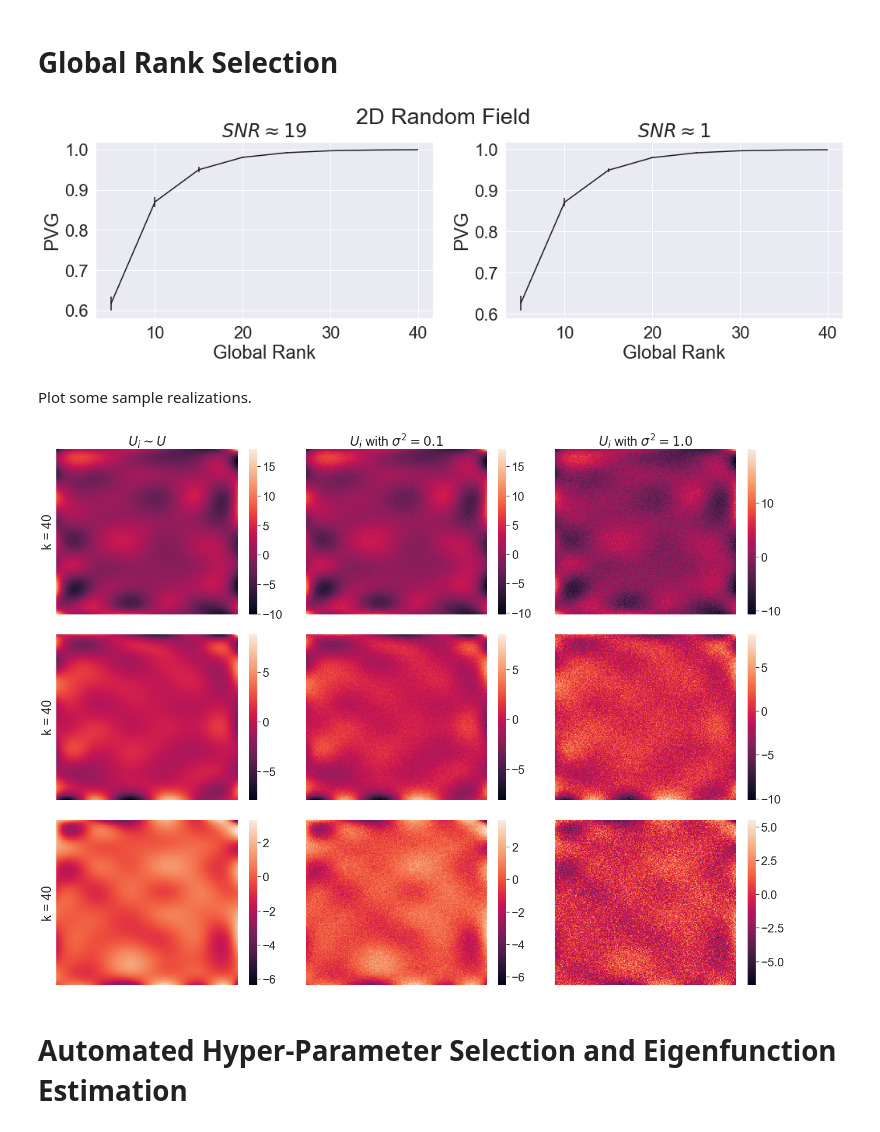
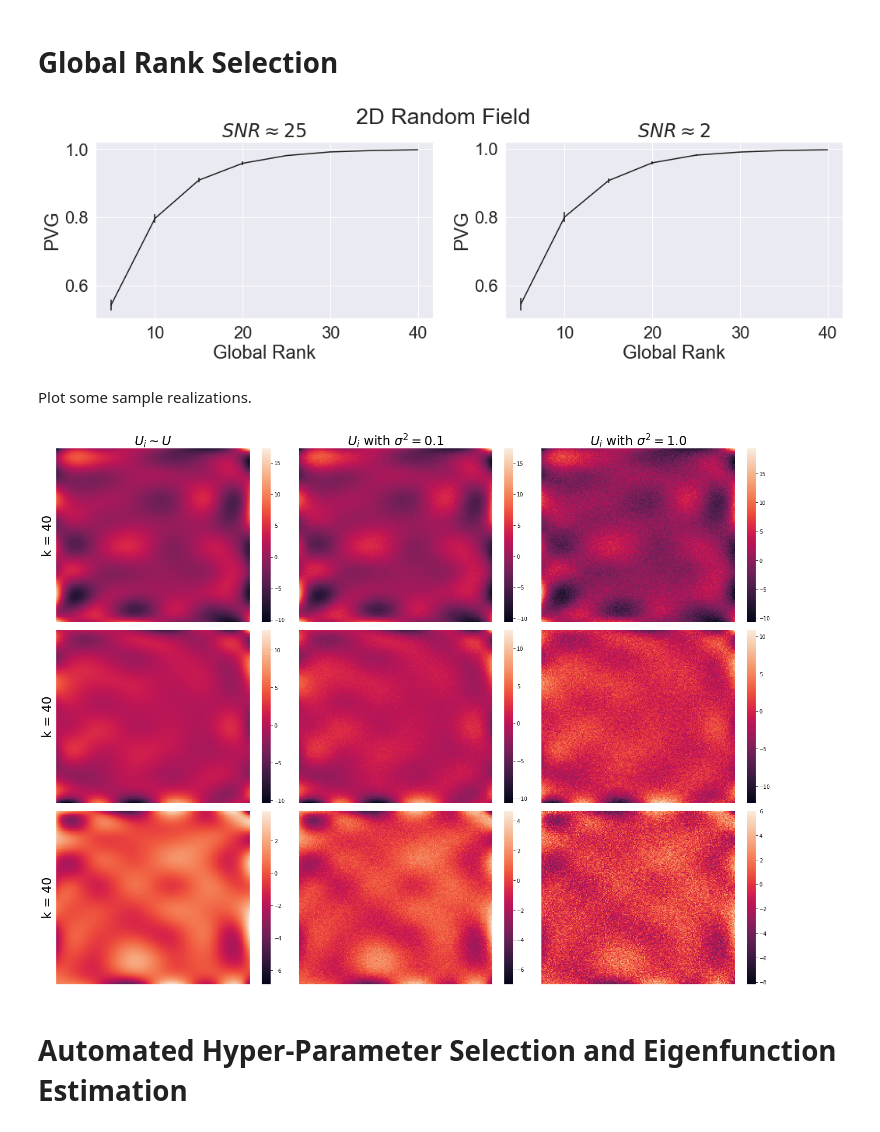
Before and after one commit to Will-Consagra/eMFDA, a Jupyter notebook: simulations/additional_evaluation_52.ipynb, the cells around one changed output. Drawn from its saved outputs; the diff is of its cells as text; code cells hidden in the pictures.

```diff
--- a/simulations/additional_evaluation_52.ipynb
+++ b/simulations/additional_evaluation_52.ipynb
@@ -103,7 +103,7 @@ J_tp = tp_basis.gram_matrix()
 
 Phi = np.squeeze(tp_basis.evaluate(X)).T
 
-alpha = 0.7
+alpha = 0.5
 lambdas = np.exp(-alpha*np.arange(r)) #exponential decay model for eigenfunctions
 
 s_tp, P_tp = np.linalg.eigh(J_tp)
@@ -243,26 +243,28 @@ for sigma2 in sigma2s:
     K_select_results[sigma2] = int(np.mean(Kselcted))
     results_global_rank.append(glob_var_estims)
 # %%
+sns.set(font_scale = 2)
+
 f, ax = plt.subplots(1,2, figsize=(15,5))
 
 ax[0].errorbar(Ks, np.mean(results_global_rank[0], axis=0), yerr=np.std(results_global_rank[0], axis=0),
               color="k")
 ax[0].set_xlabel("Global Rank")
 ax[0].set_ylabel("PVG")
 ax[0].set_title(r'$SNR \approx %s$'%int(SNRs[0]))
 
 ax[1].errorbar(Ks, np.mean(results_global_rank[1], axis=0), yerr=np.std(results_global_rank[1], axis=0),
                color="k")
 ax[1].set_xlabel("Global Rank")
 ax[1].set_ylabel("PVG")
 ax[1].set_title(r'$SNR \approx %s$'%int(SNRs[1]))
 
 plt.suptitle("2D Random Field")
 
 f.tight_layout()
 #plt.savefig("../../figures/sim_52_globrank_noline.pdf")
 # %% [output]
-[figure, old version]
+[figure, new version]
 # %% [markdown]
 Plot some sample realizations.
 # %%
@@ -294,7 +296,7 @@ ax[0,2].set_title(r'$U_i$ with $\sigma^2=%s$'%sigma2s[1],fontsize=24)
 
 f.tight_layout()
 # %% [output]
-[figure, old version]
+[figure, new version]
 # %% [markdown]
 # Automated Hyper-Parameter Selection and Eigenfunction Estimation
 # %%
```
Also changed, not shown: 1 other file.
